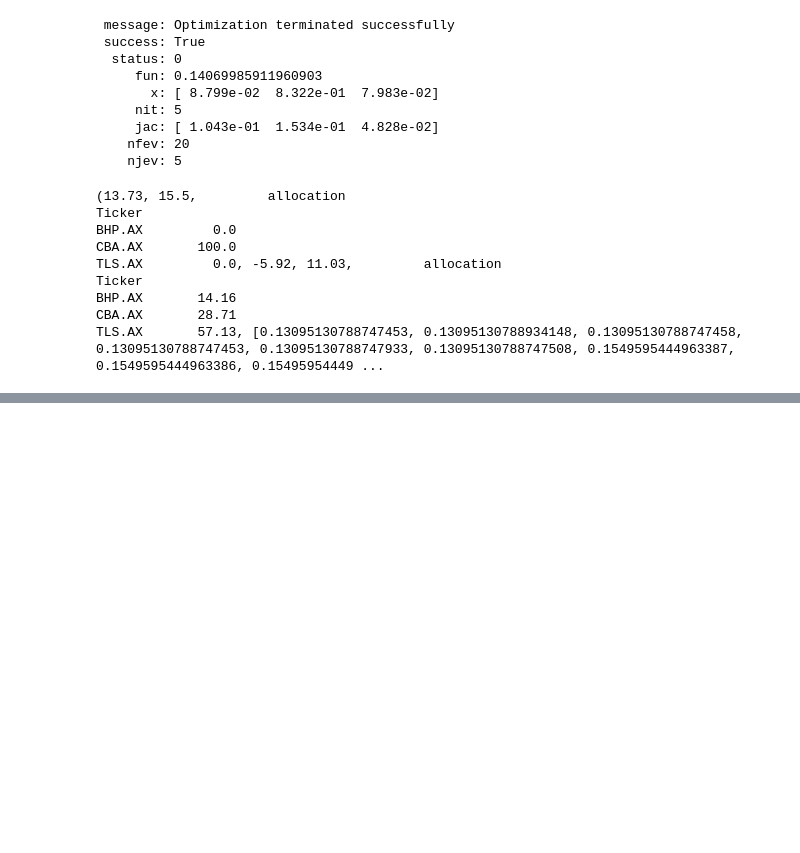
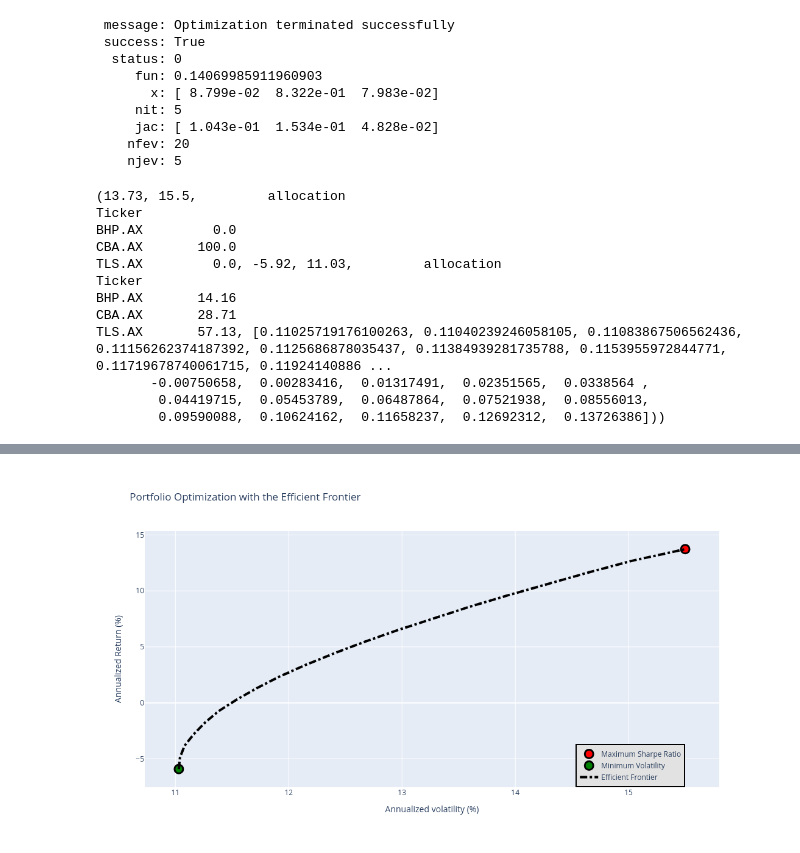
Before and after one commit to adi-kgp/quantitative-finance-projects, a Jupyter notebook: efficient-frontier-in-python/efficient-frontier-python-part-2.ipynb, the cells around one changed output, grey strips where cells are left out. Cells and saved outputs as stored; diff of their text form; code cells hidden in the pictures; blank space fills up the shorter version.

Commit message:
learnt to plot the efficient frontier results using plotly

```diff
--- a/efficient-frontier-in-python/efficient-frontier-python-part-2.ipynb
+++ b/efficient-frontier-in-python/efficient-frontier-python-part-2.ipynb
@@ -120,14 +121,12 @@ def calculated_results(meanReturns, covMatrix, riskFreeRate=0, constraintSet=(0,
     # Max Sharpe ratio portfolio
     maxSR_Portfolio = maximize_sharpe_ratio(meanReturns, covMatrix)
     maxSR_returns, maxSR_std = portfolio_performance(maxSR_Portfolio['x'], meanReturns, covMatrix)
-    maxSR_returns, maxSR_std = round(maxSR_returns*100, 2), round(maxSR_std*100, 2)
     maxSR_allocation = pd.DataFrame(maxSR_Portfolio['x'], index=meanReturns.index, columns=['allocation'])
     maxSR_allocation.allocation = [round(i*100,2) for i in maxSR_allocation.allocation]
 
     # Min volatility portfolio
     minVol_Portfolio = minimize_variance(meanReturns, covMatrix)
     minVol_returns, minVol_std = portfolio_performance(minVol_Portfolio['x'], meanReturns, covMatrix)
-    minVol_returns, minVol_std = round(minVol_returns*100,2), round(minVol_std*100, 2)
     minVol_allocation = pd.DataFrame(minVol_Portfolio['x'], index=meanReturns.index, columns=['allocation'])
     minVol_allocation.allocation = [round(i*100,2) for i in minVol_allocation.allocation]
 
@@ -137,7 +136,10 @@ def calculated_results(meanReturns, covMatrix, riskFreeRate=0, constraintSet=(0,
     for target in targetReturns:
         efficientList.append(efficient_optim(meanReturns, covMatrix, target)['fun'])
 
-    return maxSR_returns, maxSR_std, maxSR_allocation, minVol_returns, minVol_std, minVol_allocation, efficientList
+    maxSR_returns, maxSR_std = round(maxSR_returns*100, 2), round(maxSR_std*100, 2)
+    minVol_returns, minVol_std = round(minVol_returns*100,2), round(minVol_std*100, 2)
+
+    return maxSR_returns, maxSR_std, maxSR_allocation, minVol_returns, minVol_std, minVol_allocation, efficientList, targetReturns
 
 print(calculated_results(meanReturns, covMatrix))
 # %% [output]
@@ -149,4 +151,7 @@ TLS.AX         0.0, -5.92, 11.03,         allocation
 Ticker
 BHP.AX       14.16
 CBA.AX       28.71
-TLS.AX       57.13, [0.13095130788747453, 0.13095130788934148, 0.13095130788747458, 0.13095130788747453, 0.13095130788747933, 0.13095130788747508, 0.1549595444963387, 0.1549595444963386, 0.15495954449 ...
+TLS.AX       57.13, [0.11025719176100263, 0.11040239246058105, 0.11083867506562436, 0.11156262374187392, 0.1125686878035437, 0.11384939281735788, 0.1153955972844771, 0.11719678740061715, 0.11924140886 ...
+       -0.00750658,  0.00283416,  0.01317491,  0.02351565,  0.0338564 ,
+        0.04419715,  0.05453789,  0.06487864,  0.07521938,  0.08556013,
+        0.09590088,  0.10624162,  0.11658237,  0.12692312,  0.13726386]))
@@ -152,0 +204,3 @@ TLS.AX       57.13, [0.13095130788747453, 0.13095130788934148, 0.130951307887474
+# %%
+EF_graph(meanReturns, covMatrix)
+# %% [output]
@@ -152,0 +208 @@ TLS.AX       57.13, [0.13095130788747453, 0.13095130788934148, 0.130951307887474
+[figure, added]
```
Also changed, not shown: parts of 3 cells of this notebook, 1 other file.
